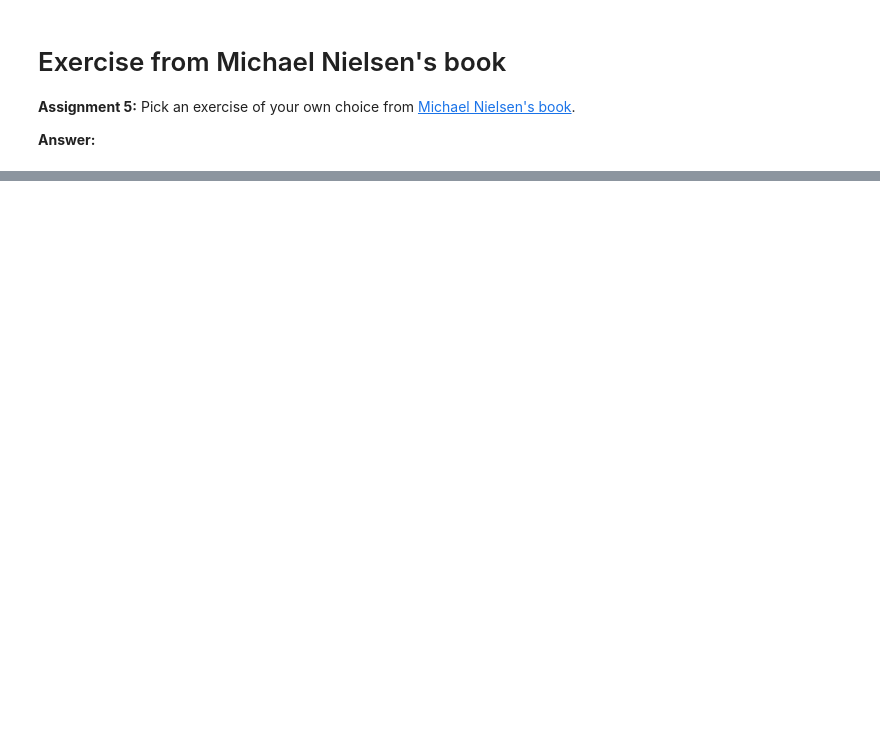
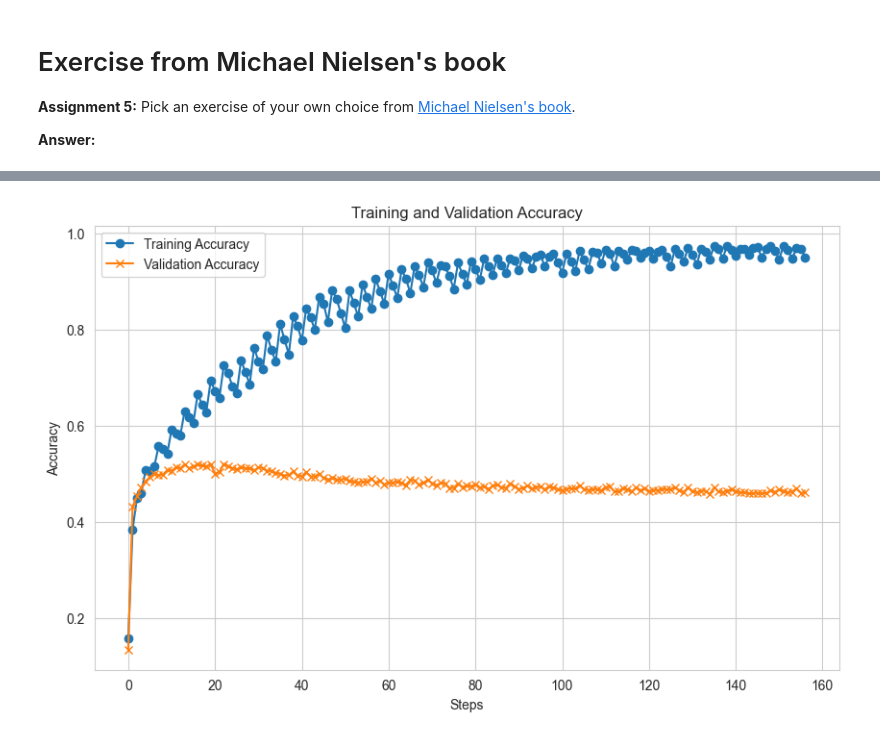
Before and after one commit to ES0R/02456-deep-learning-with-PyTorch, a Jupyter notebook: 4_Convolutional/4.2-EXE-CNN-CIFAR-10.ipynb, the cells around one changed output, grey strips where cells are left out. Cells and saved outputs as stored; diff of their text form; code cells hidden in the pictures; blank space fills up the shorter version.

```diff
--- a/4_Convolutional/4.2-EXE-CNN-CIFAR-10.ipynb
+++ b/4_Convolutional/4.2-EXE-CNN-CIFAR-10.ipynb
@@ -204,9 +204,6 @@ Model(
 **Assignment 2:** Define the loss function and optimizer.
 You might need to experiment a bit with the learning rate.
 # %%
-loss_fn = None  # Your code here!
-optimizer = None  # Your code here!
-
 optimizer = optim.Adam(model.parameters(), lr=2e-4, betas=(0.90, 0.999), weight_decay=2.5e-4)
 loss_fn = nn.CrossEntropyLoss()
 # %% [markdown]
@@ -493,0 +527,3 @@ You may not notice any significant speed-up from using a GPU. This is probably b
+# %%
+optimizer = optim.Adam(model.parameters(), lr=2e-4, betas=(0.90, 0.999), weight_decay=2.5e-4)
+loss_fn = nn.CrossEntropyLoss()
@@ -493,0 +548,76 @@ You may not notice any significant speed-up from using a GPU. This is probably b
+# %%
+num_epochs = 50
+validation_every_steps = 500
+
+step = 0
+model.train()
+
+train_accuracies = []
+valid_accuracies = []
+
+start_time  = time.time()
+
+def accuracy(targets, predictions):
+    return (targets == predictions).float().mean().item()
+
+for epoch in range(num_epochs):
+    train_accuracies_batches = []
+    for inputs, targets in train_loader:
+        inputs, targets = inputs.to(device), targets.to(device)
+
+        # Zero the gradients
+        optimizer.zero_grad()
+
+        # Forward pass
+        output = model(inputs)
+        loss = loss_fn(output, targets)
+
+        # Backward pass
+        loss.backward()
+
+        # Optimize
+        optimizer.step()
+
+        # Compute accuracy
+        predictions = output.max(1)[1]
+        train_accuracies_batches.append(accuracy(targets, predictions))
+
+        if step % validation_every_steps == 0:
+            train_accuracies.append(np.mean(train_accuracies_batches))
+            train_accuracies_batches = []
+
+            valid_accuracies_batches = []
+            with torch.no_grad():
+                model.eval()
+                for inputs, targets in test_loader:
+                    inputs, targets = inputs.to(device), targets.to(device)
+                    output = model(inputs)
+                    predictions = output.max(1)[1]
+                    valid_accuracies_batches.append(accuracy(targets, predictions) * len(inputs))
+                model.train()
+
+            end_time = time.time()  # Record end time
+
+            epoch_duration = end_time - start_time
+            valid_accuracies.append(np.sum(valid_accuracies_batches) / len(test_set))
+            print(f"--------------Epoch: {epoch+1}/{num_epochs}, Time: {epoch_duration:.2f}--------------")
+            print(f"Step {step:<5}   training accuracy: {train_accuracies[-1]:.4f}")
+            print(f"             test accuracy: {valid_accuracies[-1]:.4f}")
+
+        step += 1
+
+print("Finished training.")
+
+steps = list(range(len(valid_accuracies)))
+
+# Plotting
+plt.figure(figsize=(10, 6))
+plt.plot(steps, train_accuracies, label='Training Accuracy', marker='o')
+plt.plot(steps, valid_accuracies, label='Validation Accuracy', marker='x')
+plt.xlabel('Steps')
+plt.ylabel('Accuracy')
+plt.title('Training and Validation Accuracy')
+plt.legend()
+plt.grid(True)
+plt.show()
+# %% [output]
@@ -493,0 +641 @@ You may not notice any significant speed-up from using a GPU. This is probably b
+[figure, added]
```
Also changed, not shown: parts of 9 cells of this notebook.
